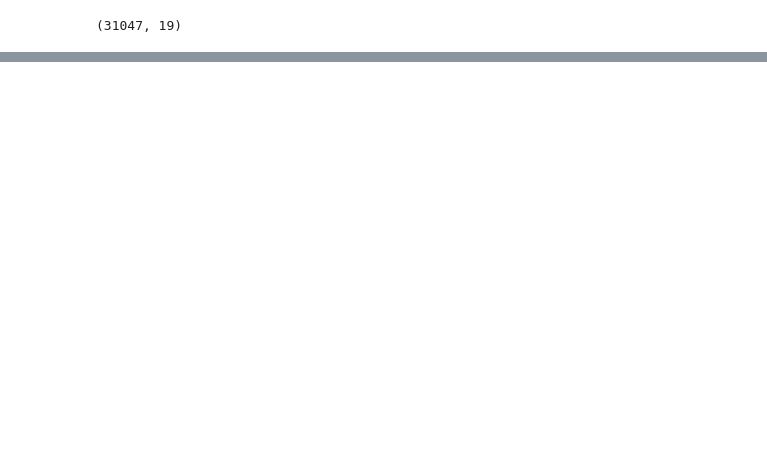
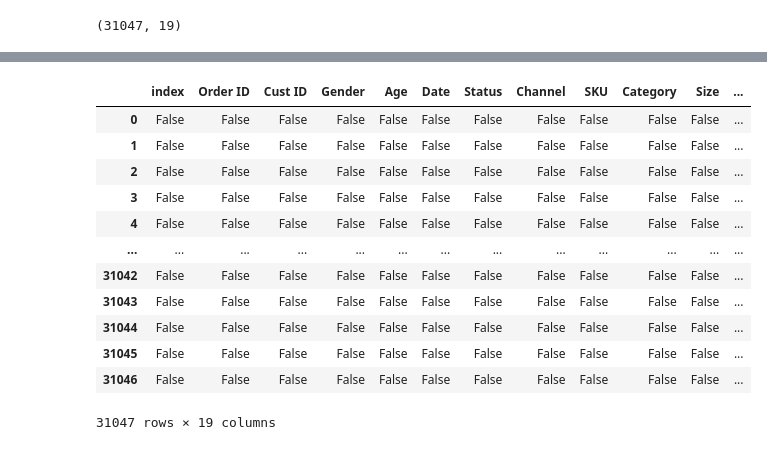
Before and after one commit to AbishakePriyan/d2l-en-colab, a Jupyter notebook: chapter_appendix-tools-for-deep-learning/jupyter.ipynb, the cells around one changed output, grey strips where cells are left out. Drawn from its saved outputs; the diff is of its cells as text; code cells hidden in the pictures; blank space fills up the shorter version.

```diff
--- a/chapter_appendix-tools-for-deep-learning/jupyter.ipynb
+++ b/chapter_appendix-tools-for-deep-learning/jupyter.ipynb
@@ -169,0 +38,16 @@ data.shape
+# %%
+data.isnull()
+# %% [output]
+|  | index | Order ID | Cust ID | Gender | Age | Date | Status | Channel | SKU | Category | Size | ... |
+| 0 | False | False | False | False | False | False | False | False | False | False | False | ... |
+| 1 | False | False | False | False | False | False | False | False | False | False | False | ... |
+| 2 | False | False | False | False | False | False | False | False | False | False | False | ... |
+| 3 | False | False | False | False | False | False | False | False | False | False | False | ... |
+| 4 | False | False | False | False | False | False | False | False | False | False | False | ... |
+| ... | ... | ... | ... | ... | ... | ... | ... | ... | ... | ... | ... | ... |
+| 31042 | False | False | False | False | False | False | False | False | False | False | False | ... |
+| 31043 | False | False | False | False | False | False | False | False | False | False | False | ... |
+| 31044 | False | False | False | False | False | False | False | False | False | False | False | ... |
+| 31045 | False | False | False | False | False | False | False | False | False | False | False | ... |
+| 31046 | False | False | False | False | False | False | False | False | False | False | False | ... |
+31047 rows × 19 columns
```
Also changed, not shown: parts of 3 cells of this notebook.
